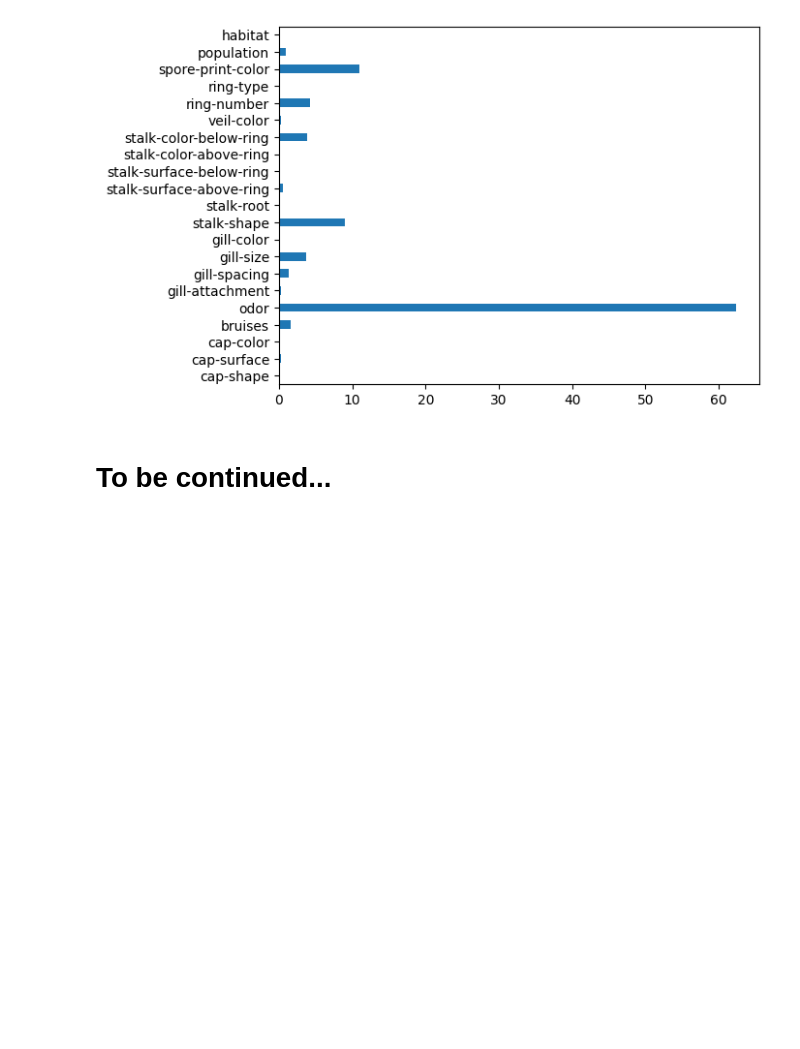
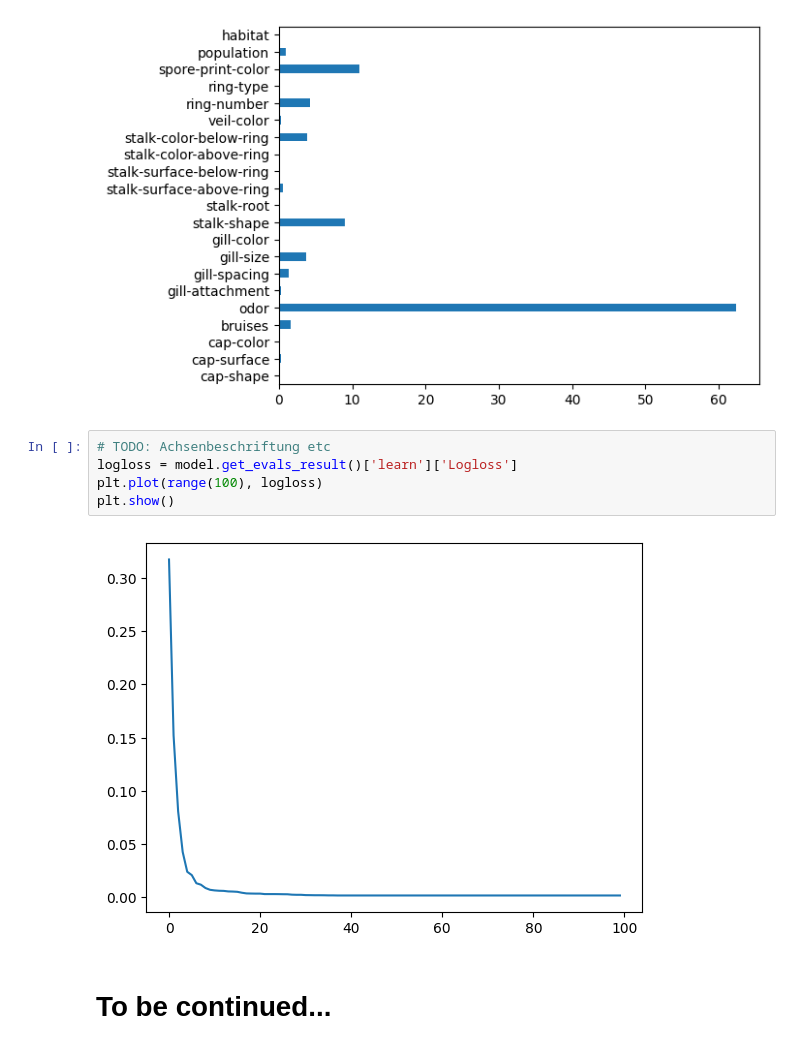
Before and after one commit to mmlau/Can-I-eat-it, a Jupyter notebook: notebooks/2_model_selection.ipynb, the cells around one changed output. Drawn from its saved outputs; the diff is of its cells as text; blank space fills up the shorter version.

Commit message:
updated notebook 2_model_selection

```diff
--- a/notebooks/2_model_selection.ipynb
+++ b/notebooks/2_model_selection.ipynb
@@ -361,5 +329,12 @@ feat_imp.plot(kind='barh')
 # %% [output]
 <Axes: >
 [figure]
+# %%
+# TODO: Achsenbeschriftung etc
+logloss = model.get_evals_result()['learn']['Logloss']
+plt.plot(range(100), logloss)
+plt.show()
+# %% [output]
+[figure, added]
 # %% [markdown]
 # To be continued...
```
Also changed, not shown: parts of 2 cells of this notebook.
